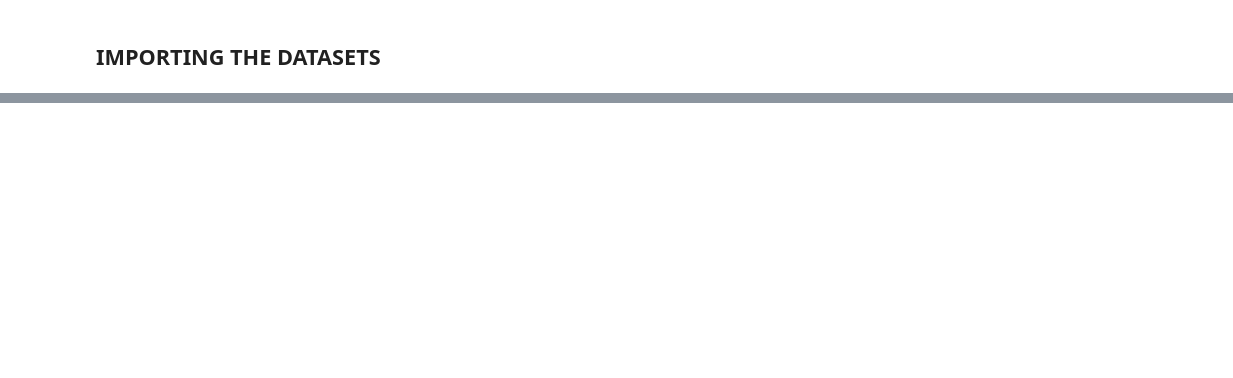
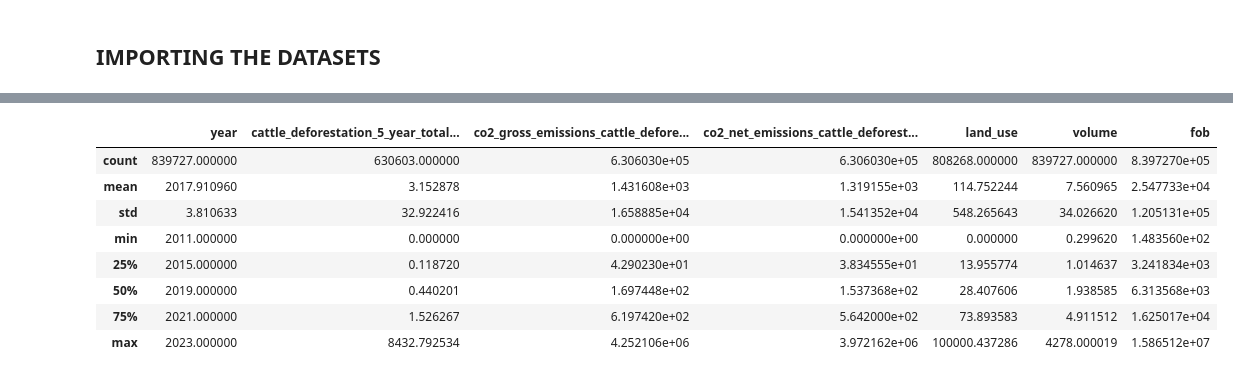
Before and after one commit to 2022171/Capstone_Problem_Solving_for_Industry_Carlos2022171, a Jupyter notebook: CapstoneProject_Carlos2022171(WORK).ipynb, the cells around one changed output, grey strips where cells are left out. Cells and saved outputs as stored; diff of their text form; code cells hidden in the pictures; blank space fills up the shorter version.

```diff
--- a/CapstoneProject_Carlos2022171(WORK).ipynb
+++ b/CapstoneProject_Carlos2022171(WORK).ipynb
@@ -56,0 +259,12 @@ co2_df = pd.read_excel("inpe_EM_BRAmz_results.xlsx")
+# %%
+beef_df.describe()
+# %% [output]
+|  | year | cattle_deforestation_5_year_total... | co2_gross_emissions_cattle_defore... | co2_net_emissions_cattle_deforest... | land_use | volume | fob |
+| count | 839727.000000 | 630603.000000 | 6.306030e+05 | 6.306030e+05 | 808268.000000 | 839727.000000 | 8.397270e+05 |
+| mean | 2017.910960 | 3.152878 | 1.431608e+03 | 1.319155e+03 | 114.752244 | 7.560965 | 2.547733e+04 |
+| std | 3.810633 | 32.922416 | 1.658885e+04 | 1.541352e+04 | 548.265643 | 34.026620 | 1.205131e+05 |
+| min | 2011.000000 | 0.000000 | 0.000000e+00 | 0.000000e+00 | 0.000000 | 0.299620 | 1.483560e+02 |
+| 25% | 2015.000000 | 0.118720 | 4.290230e+01 | 3.834555e+01 | 13.955774 | 1.014637 | 3.241834e+03 |
+| 50% | 2019.000000 | 0.440201 | 1.697448e+02 | 1.537368e+02 | 28.407606 | 1.938585 | 6.313568e+03 |
+| 75% | 2021.000000 | 1.526267 | 6.197420e+02 | 5.642000e+02 | 73.893583 | 4.911512 | 1.625017e+04 |
+| max | 2023.000000 | 8432.792534 | 4.252106e+06 | 3.972162e+06 | 100000.437286 | 4278.000019 | 1.586512e+07 |
```
Also changed, not shown: parts of 21 cells of this notebook.
